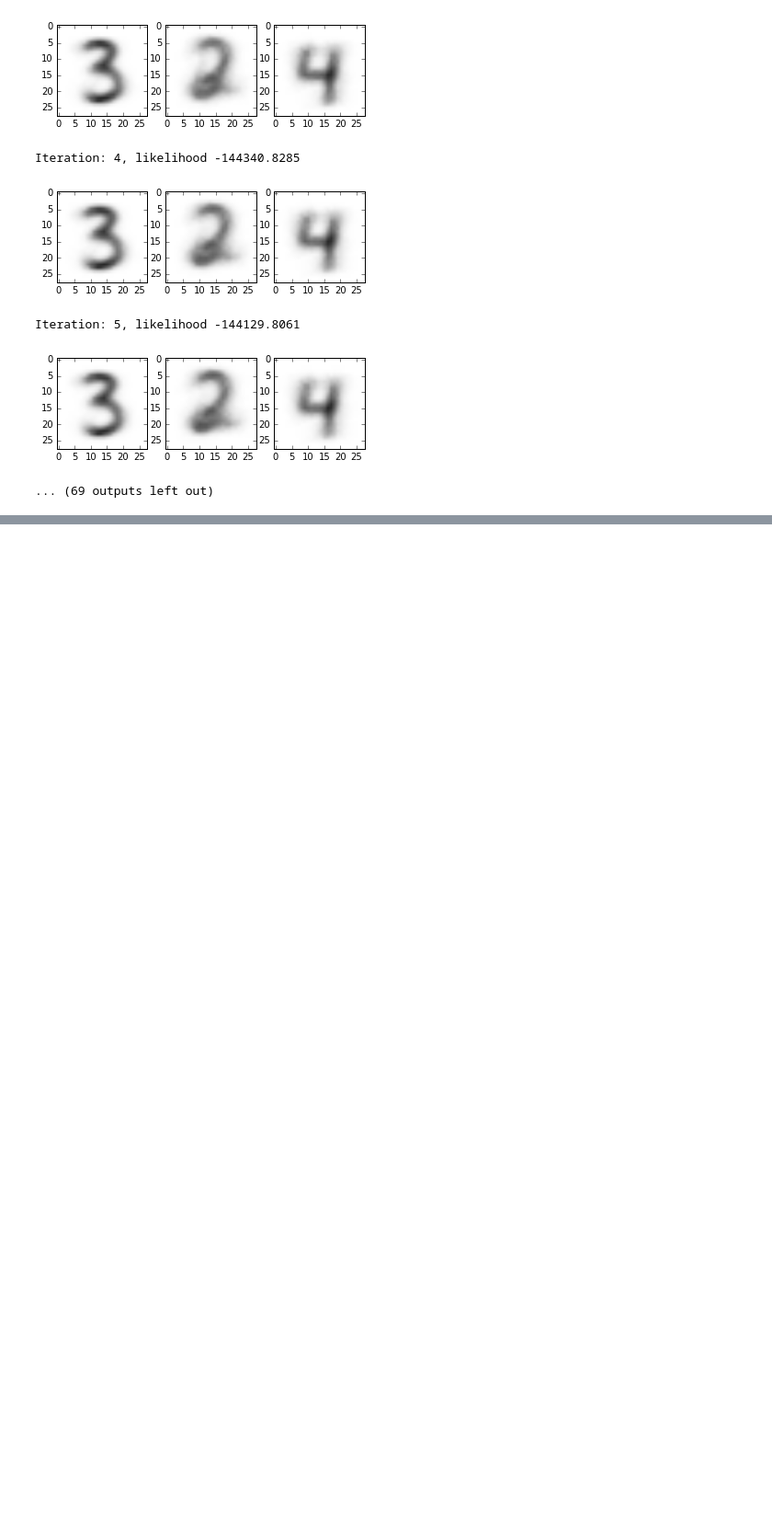
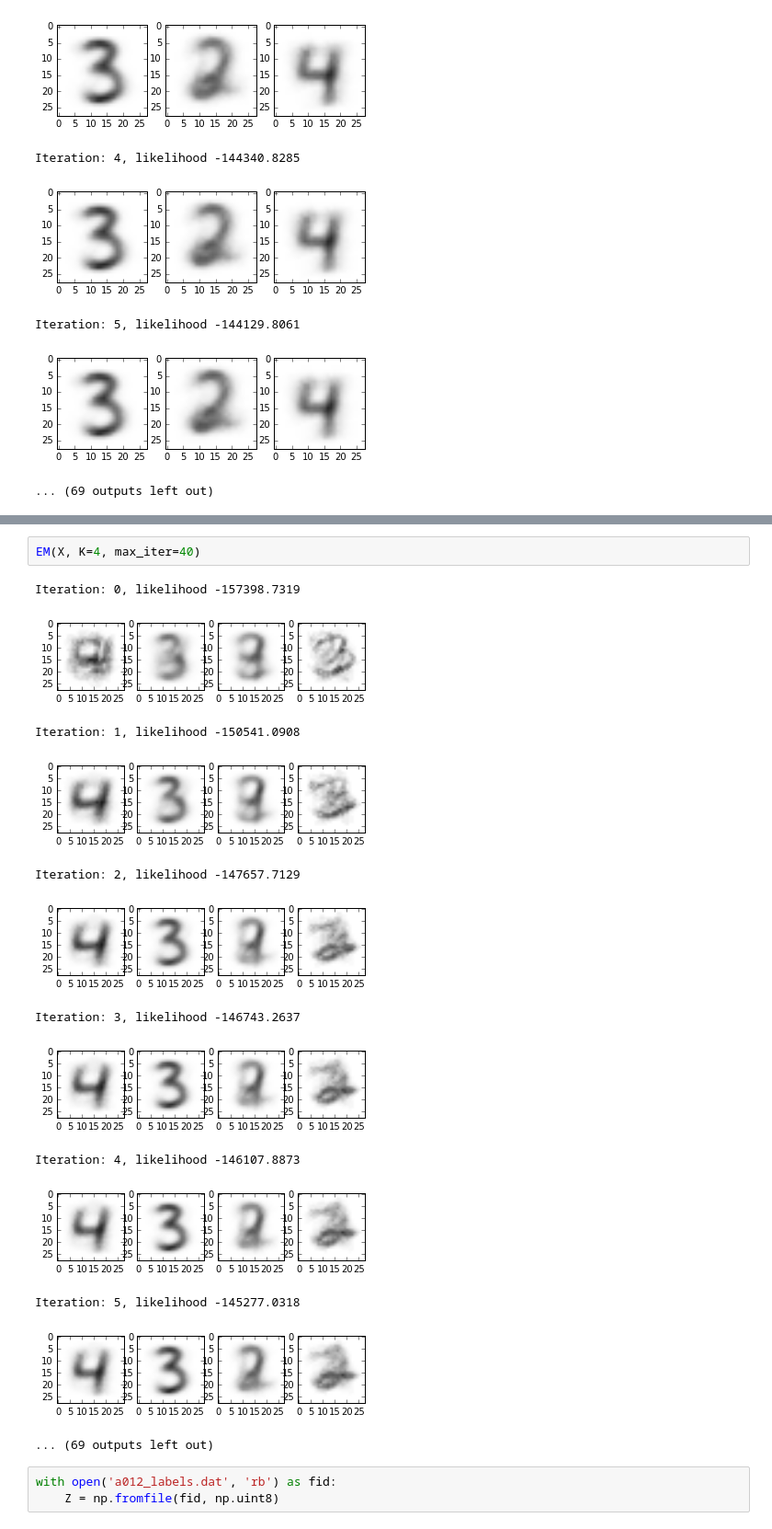
Before and after one commit to Learn2Ln/statistical-machine-learning, a Jupyter notebook: Assignment 4/notebooks/Digits.ipynb, the cells around one changed output, grey strips where cells are left out. Shown at 92% size. Saved outputs shown, nothing was run; the diff lists cells and outputs as text; blank space fills up the shorter version.

```diff
--- a/Assignment 4/notebooks/Digits.ipynb
+++ b/Assignment 4/notebooks/Digits.ipynb
@@ -83,0 +81,19 @@ Iteration: 5, likelihood -144129.8061
+# %%
+EM(X, K=4, max_iter=40)
+# %% [output]
+Iteration: 0, likelihood -157398.7319
+[figure, added]
+Iteration: 1, likelihood -150541.0908
+[figure, added]
+Iteration: 2, likelihood -147657.7129
+[figure, added]
+Iteration: 3, likelihood -146743.2637
+[figure, added]
+Iteration: 4, likelihood -146107.8873
+[figure, added]
+Iteration: 5, likelihood -145277.0318
+[figure, added]
+... (69 outputs left out)
+# %%
+with open('a012_labels.dat', 'rb') as fid:
+    Z = np.fromfile(fid, np.uint8)
```
Also changed, not shown: parts of 18 cells of this notebook.
